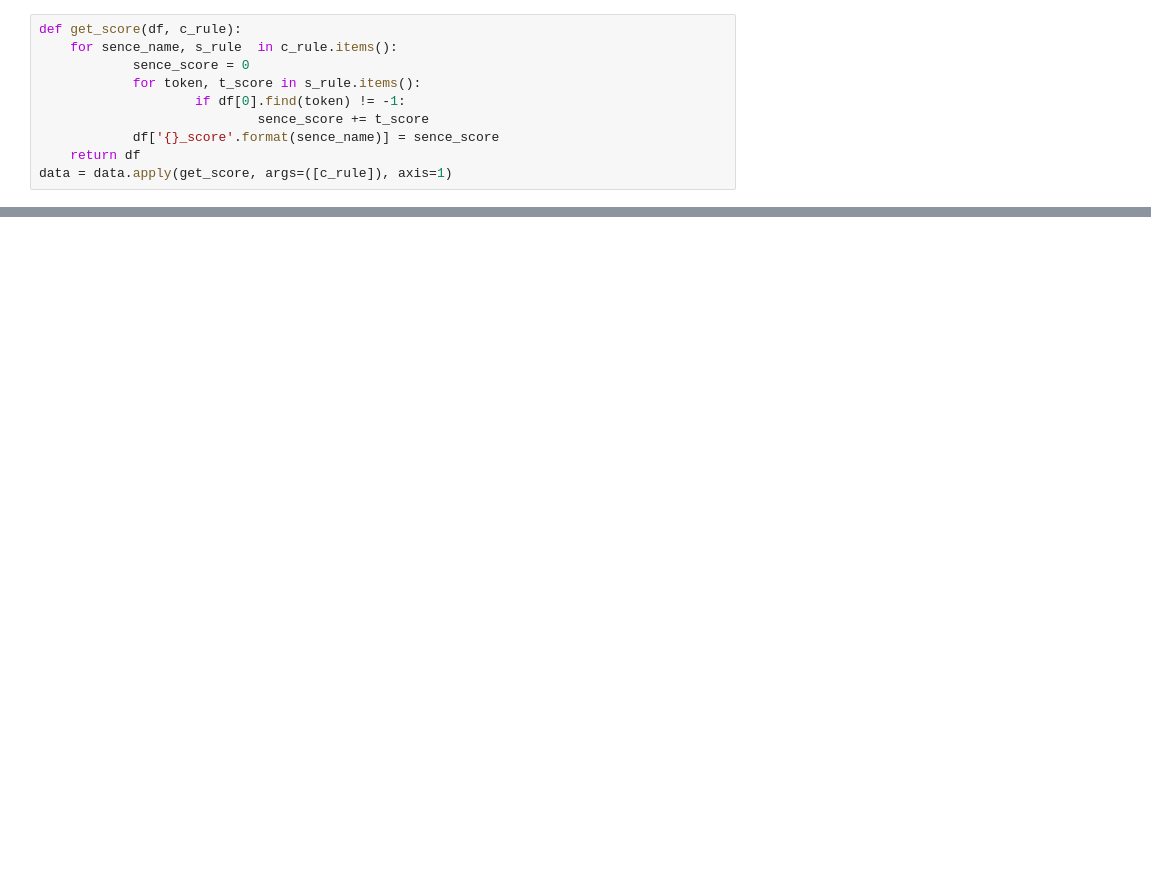
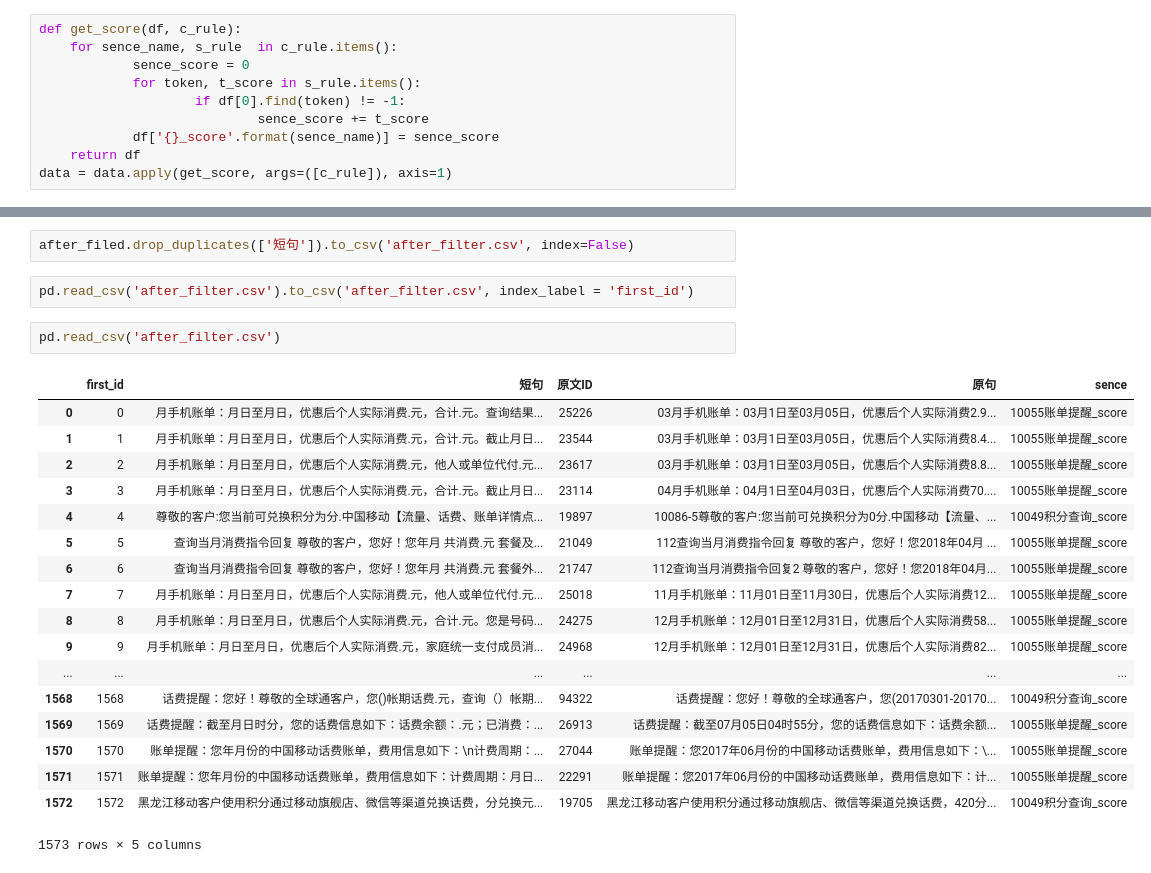
Before and after one commit to RongNanZi/zyzx, a Jupyter notebook: test_clf.ipynb, the cells around one changed output, grey strips where cells are left out. Saved outputs shown, nothing was run; the diff lists cells and outputs as text; blank space fills up the shorter version.

```diff
--- a/test_clf.ipynb
+++ b/test_clf.ipynb
@@ -85,0 +144,25 @@ data.sort_values("10055账单提醒_score",ascending=False)
+# %%
+after_filed.drop_duplicates(['短句']).to_csv('after_filter.csv', index=False)
+# %%
+pd.read_csv('after_filter.csv').to_csv('after_filter.csv', index_label = 'first_id')
+# %%
+pd.read_csv('after_filter.csv')
+# %% [output]
+|  | first_id | 短句 | 原文ID | 原句 | sence |
+| 0 | 0 | 月手机账单：月日至月日，优惠后个人实际消费.元，合计.元。查询结果... | 25226 | 03月手机账单：03月1日至03月05日，优惠后个人实际消费2.9... | 10055账单提醒_score |
+| 1 | 1 | 月手机账单：月日至月日，优惠后个人实际消费.元，合计.元。截止月日... | 23544 | 03月手机账单：03月1日至03月05日，优惠后个人实际消费8.4... | 10055账单提醒_score |
+| 2 | 2 | 月手机账单：月日至月日，优惠后个人实际消费.元，他人或单位代付.元... | 23617 | 03月手机账单：03月1日至03月05日，优惠后个人实际消费8.8... | 10055账单提醒_score |
+| 3 | 3 | 月手机账单：月日至月日，优惠后个人实际消费.元，合计.元。截止月日... | 23114 | 04月手机账单：04月1日至04月03日，优惠后个人实际消费70.... | 10055账单提醒_score |
+| 4 | 4 | 尊敬的客户:您当前可兑换积分为分.中国移动【流量、话费、账单详情点... | 19897 | 10086-5尊敬的客户:您当前可兑换积分为0分.中国移动【流量、... | 10049积分查询_score |
+| 5 | 5 | 查询当月消费指令回复 尊敬的客户，您好！您年月 共消费.元 套餐及... | 21049 | 112查询当月消费指令回复 尊敬的客户，您好！您2018年04月 ... | 10055账单提醒_score |
+| 6 | 6 | 查询当月消费指令回复 尊敬的客户，您好！您年月 共消费.元 套餐外... | 21747 | 112查询当月消费指令回复2 尊敬的客户，您好！您2018年04月... | 10055账单提醒_score |
+| 7 | 7 | 月手机账单：月日至月日，优惠后个人实际消费.元，他人或单位代付.元... | 25018 | 11月手机账单：11月01日至11月30日，优惠后个人实际消费12... | 10055账单提醒_score |
+| 8 | 8 | 月手机账单：月日至月日，优惠后个人实际消费.元，合计.元。您是号码... | 24275 | 12月手机账单：12月01日至12月31日，优惠后个人实际消费58... | 10055账单提醒_score |
+| 9 | 9 | 月手机账单：月日至月日，优惠后个人实际消费.元，家庭统一支付成员消... | 24968 | 12月手机账单：12月01日至12月31日，优惠后个人实际消费82... | 10055账单提醒_score |
+| ... | ... | ... | ... | ... | ... |
+| 1568 | 1568 | 话费提醒：您好！尊敬的全球通客户，您()帐期话费.元，查询（）帐期... | 94322 | 话费提醒：您好！尊敬的全球通客户，您(20170301-20170... | 10049积分查询_score |
+| 1569 | 1569 | 话费提醒：截至月日时分，您的话费信息如下：话费余额：.元；已消费：... | 26913 | 话费提醒：截至07月05日04时55分，您的话费信息如下：话费余额... | 10055账单提醒_score |
+| 1570 | 1570 | 账单提醒：您年月份的中国移动话费账单，费用信息如下：\n计费周期：... | 27044 | 账单提醒：您2017年06月份的中国移动话费账单，费用信息如下：\... | 10055账单提醒_score |
+| 1571 | 1571 | 账单提醒：您年月份的中国移动话费账单，费用信息如下：计费周期：月日... | 22291 | 账单提醒：您2017年06月份的中国移动话费账单，费用信息如下：计... | 10055账单提醒_score |
+| 1572 | 1572 | 黑龙江移动客户使用积分通过移动旗舰店、微信等渠道兑换话费，分兑换元... | 19705 | 黑龙江移动客户使用积分通过移动旗舰店、微信等渠道兑换话费，420分... | 10049积分查询_score |
+1573 rows × 5 columns
```
Also changed, not shown: parts of 8 cells of this notebook, 5 other files.
